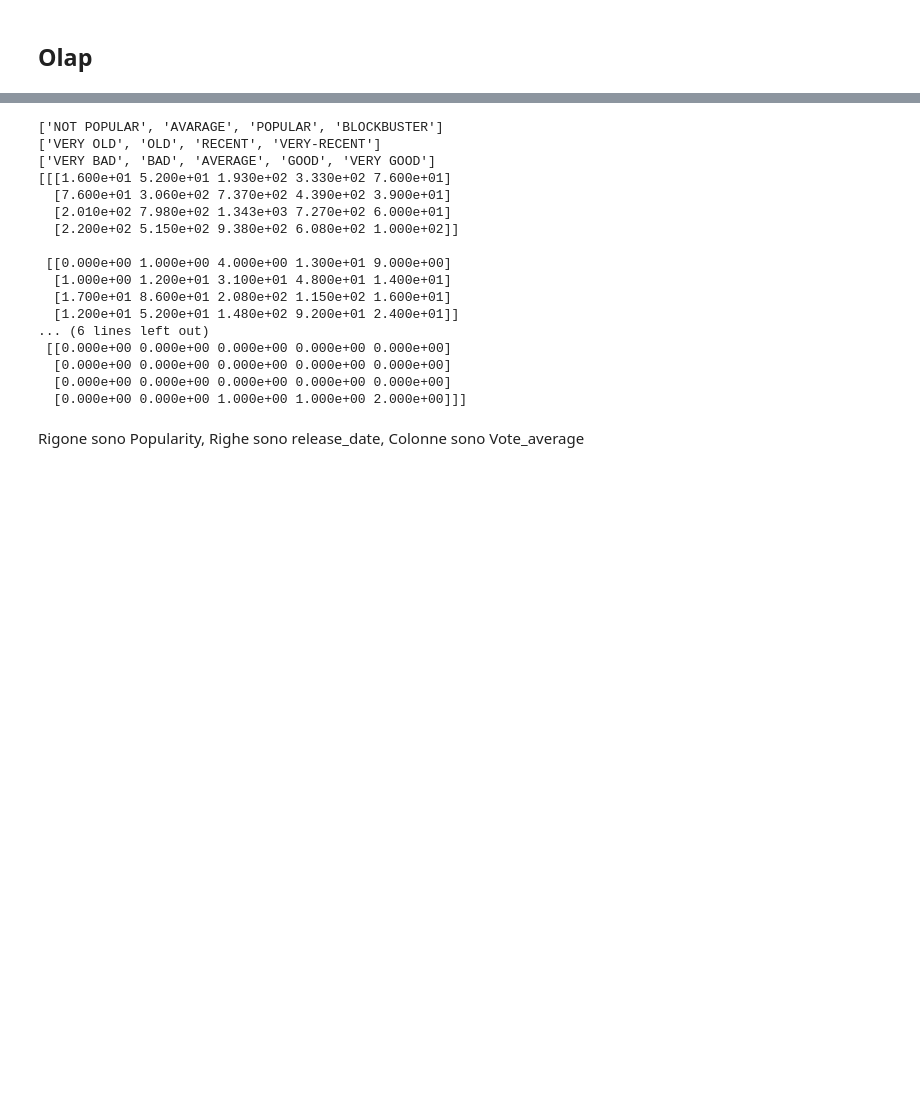
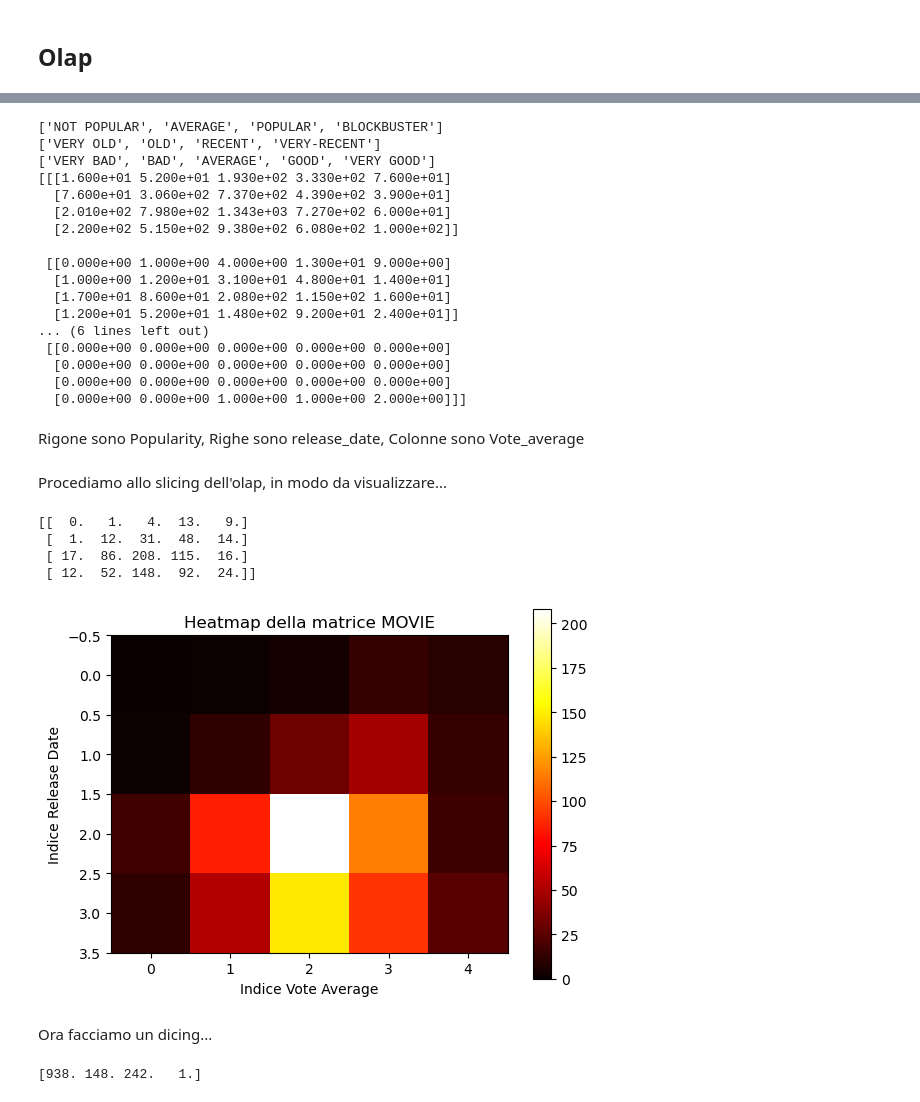
Before and after one commit to giampyhatesyou/Ids, a Jupyter notebook: pr.ipynb, the cells around one changed output, grey strips where cells are left out. Cells and saved outputs as stored; diff of their text form; code cells hidden in the pictures; blank space fills up the shorter version.

```diff
--- a/pr.ipynb
+++ b/pr.ipynb
@@ -239,7 +241,7 @@ dataset['Popularity'] = dataset['Popularity'].round(1)
 
 
 #Quantizziamo la colonna 'Popularity'
-quantize_popularity = ['NOT POPULAR', 'AVARAGE', 'POPULAR', 'BLOCKBUSTER']
+quantize_popularity = ['NOT POPULAR', 'AVERAGE', 'POPULAR', 'BLOCKBUSTER']
 minimum = [0, 40, 60, 2000]
 maximum = [39.9, 59.9, 1999.9, 5084]
 
@@ -293,7 +296,7 @@ print(quantize_release_date)
 print(quantize_vote_average)
 print(OLAP)
 # %% [output]
-['NOT POPULAR', 'AVARAGE', 'POPULAR', 'BLOCKBUSTER']
+['NOT POPULAR', 'AVERAGE', 'POPULAR', 'BLOCKBUSTER']
 ['VERY OLD', 'OLD', 'RECENT', 'VERY-RECENT']
 ['VERY BAD', 'BAD', 'AVERAGE', 'GOOD', 'VERY GOOD']
 [[[1.600e+01 5.200e+01 1.930e+02 3.330e+02 7.600e+01]
@@ -312,3 +315,31 @@ print(OLAP)
   [0.000e+00 0.000e+00 1.000e+00 1.000e+00 2.000e+00]]]
 # %% [markdown]
 Rigone sono Popularity, Righe sono release_date, Colonne sono Vote_average
+# %% [markdown]
+Procediamo allo slicing dell'olap, in modo da visualizzare...
+# %%
+MOVIE = OLAP[1]
+print(MOVIE)
+# %% [output]
+[[  0.   1.   4.  13.   9.]
+ [  1.  12.  31.  48.  14.]
+ [ 17.  86. 208. 115.  16.]
+ [ 12.  52. 148.  92.  24.]]
+# %%
+plt.imshow(MOVIE, cmap='hot', interpolation='nearest')
+plt.colorbar()  # Aggiunge una barra dei colori per indicare il valore
+plt.title('Heatmap della matrice MOVIE')
+plt.xlabel('Indice Vote Average')
+plt.ylabel('Indice Release Date')
+plt.show()
+# %% [output]
+[figure, added]
+# %% [markdown]
+Ora facciamo un dicing...
+# %%
+AVERAGE_and_VERYRECENT = OLAP[:,3,2]
+
+print(AVERAGE_and_VERYRECENT)
+#codice qui
+# %% [output]
+[938. 148. 242.   1.]
```
Also changed, not shown: parts of 27 cells of this notebook.
